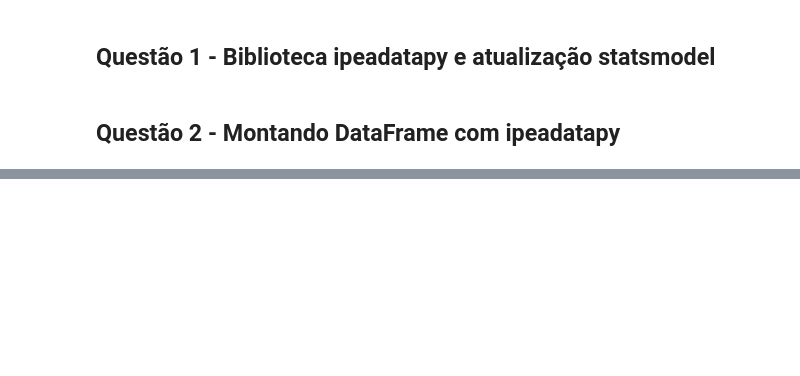
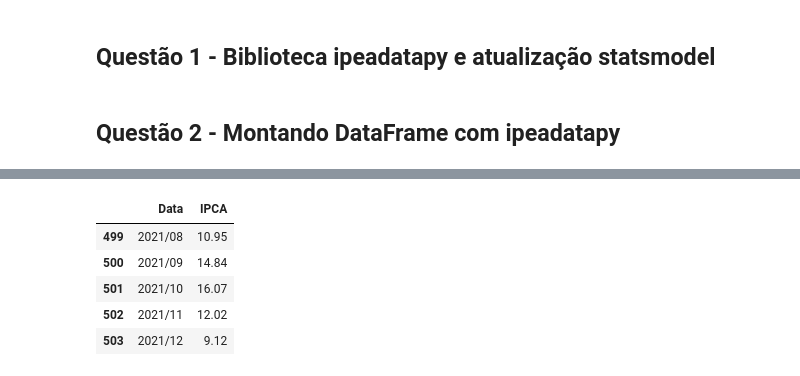
Before and after one commit to Pugianf/Big_Data_and_Public_Sector_III-Economic_Development, a Jupyter notebook: Trablaho_Final_Big_Data_e_Setor_Público_III.ipynb, the cells around one changed output, grey strips where cells are left out. Drawn from its saved outputs; the diff is of its cells as text; code cells hidden in the pictures; blank space fills up the shorter version.

```diff
--- a/Trablaho_Final_Big_Data_e_Setor_Público_III.ipynb
+++ b/Trablaho_Final_Big_Data_e_Setor_Público_III.ipynb
@@ -63,0 +127,13 @@ dfIPCA
+# %%
+# renomeando a coluna IPCA
+
+dfIPCA.rename(columns={'Índice de Preços ao Consumidor Ampliado (IPCA)': 'IPCA'}, inplace=True)
+
+dfIPCA.tail(5)
+# %% [output]
+|  | Data | IPCA |
+| 499 | 2021/08 | 10.95 |
+| 500 | 2021/09 | 14.84 |
+| 501 | 2021/10 | 16.07 |
+| 502 | 2021/11 | 12.02 |
+| 503 | 2021/12 | 9.12 |
```
Also changed, not shown: parts of 7 cells of this notebook.
